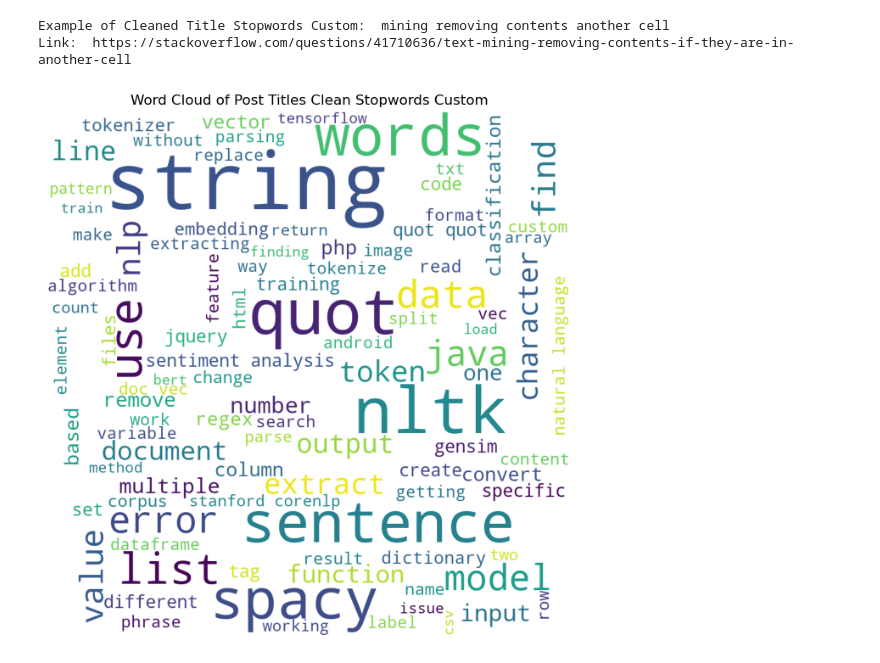
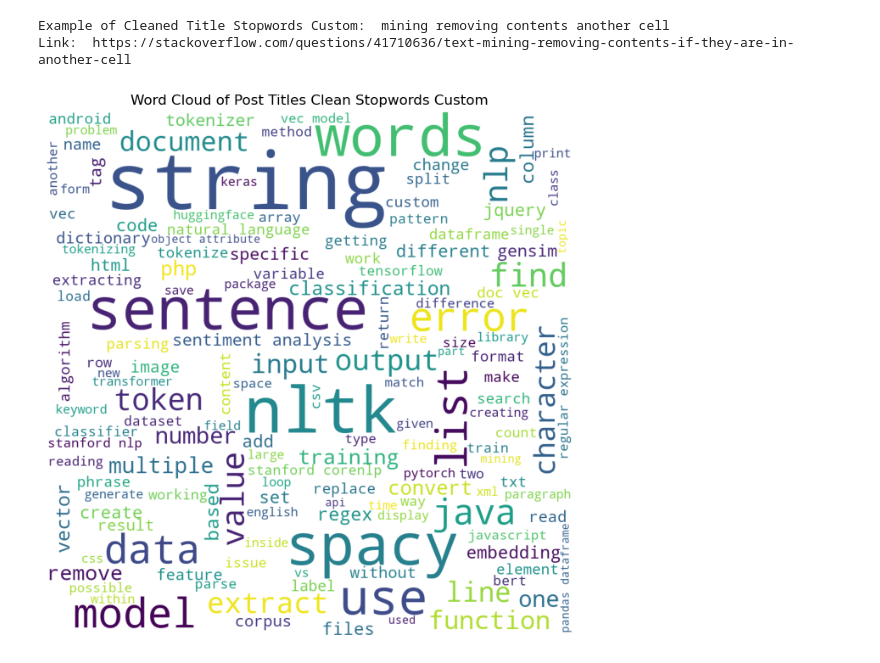
Before and after one commit to lalitphan-rainie/COMPSCI7417_NLP_Assignment2, a Jupyter notebook: data_collection_preprocessing_visualisation.ipynb, the cells around one changed output. Drawn from its saved outputs; the diff is of its cells as text; code cells hidden in the pictures.

Commit message:
update clean data

```diff
--- a/data_collection_preprocessing_visualisation.ipynb
+++ b/data_collection_preprocessing_visualisation.ipynb
@@ -256,6 +259,7 @@ def clean_text(text):
 
     #other HTML tag
     text = re.sub(r'<.*?>', ' ', text)
+    text = text.replace('&quot;', ' ')
 
     # contractions
     text = contractions.fix(text)
@@ -271,9 +275,9 @@ def clean_text(text):
     #remove extra whitespaces
     text = text.strip()
     text = " ".join(text.split())
+
     return text
 # %%
-merge_df['Text_Only'] = merge_df['Title'] + merge_df['Description']
-merge_df['Clean_Text_Init'] = merge_df['Text_Only'].apply(clean_text)
+merge_df['Clean_Text_Init'] = (merge_df['Title'] + merge_df['Description']).apply(clean_text)
 merge_df.head()
 # %% [output]
@@ -317,7 +310,7 @@ def lemmatize(text):
 merge_df['Clean_Text_Stopword'] = merge_df['Clean_Text_Init'].apply(lambda s: remove_stop_words(s, stopwords.words('english')))
 merge_df['Clean_Text_Stopword_Lemma'] = merge_df['Clean_Text_Stopword'].apply(lemmatize)
 # %%
-merge_df.drop(columns=['Tags', 'Accepted Answer', 'Answer Score', 'Question Score', 'Question Views','Text_Only'], inplace=True)
+merge_df.drop(columns=['Tags', 'Accepted Answer', 'Answer Score', 'Question Score', 'Question Views'], inplace=True)
 merge_df.head()
 # %% [output]
 |  | Title | Description | Creation Time | Link | Clean_Text_Init | Clean_Text_Stopword | ... |
@@ -416,20 +409,20 @@ Link:  https://stackoverflow.com/questions/41710636/text-mining-removing-content
 # %%
 wordcloud = WordCloud(
     width=1000,
     height=1000,
     stopwords=None,
     background_color='white',
-    max_words=100,
+    max_words=150,
     min_font_size=10,
     max_font_size=150,
     relative_scaling=1,
     random_state=1
 ).generate(clean_titles_stopwords_custom)
 
 plt.figure(figsize=(8, 12))
 plt.imshow(wordcloud)
 plt.axis('off')
 plt.title('Word Cloud of Post Titles Clean Stopwords Custom')
 plt.show()
 # %% [output]
-[figure, old version]
+[figure, new version]
```
Also changed, not shown: parts of 7 cells of this notebook, 1 other file.
